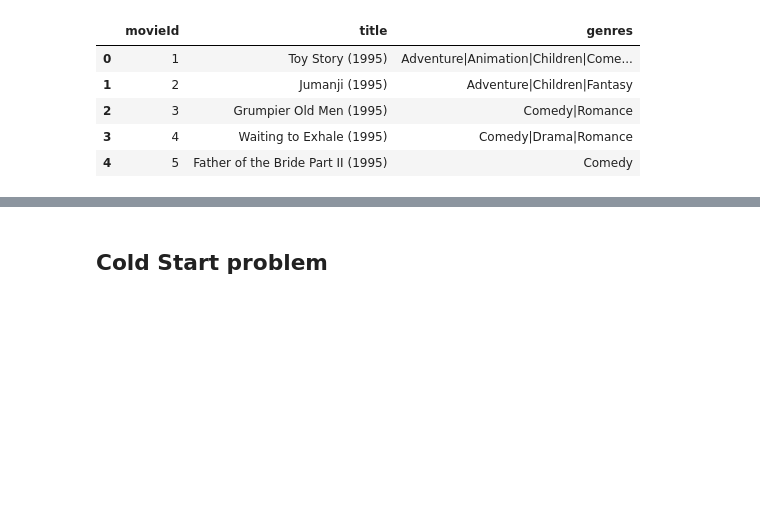
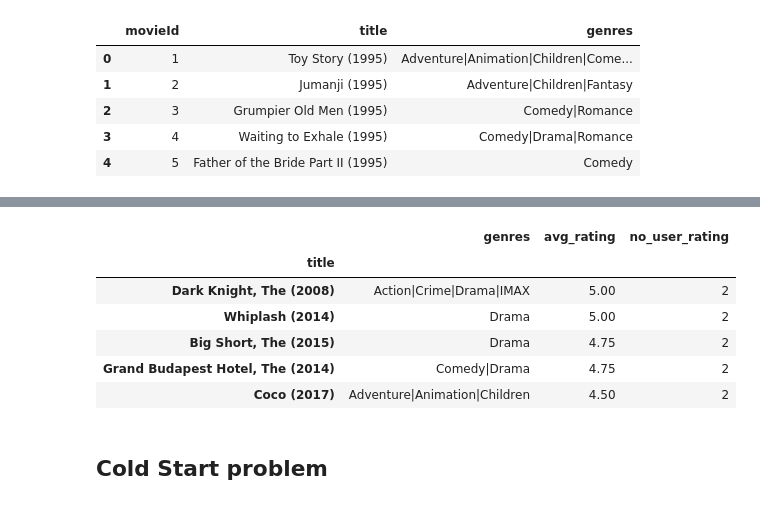
Before and after one commit to anthonycyy/recommendation_system, a Jupyter notebook: 10_recommender_system.ipynb, the cells around one changed output, grey strips where cells are left out. Cells and saved outputs as stored; diff of their text form; code cells hidden in the pictures; blank space fills up the shorter version.

```diff
--- a/10_recommender_system.ipynb
+++ b/10_recommender_system.ipynb
@@ -246,6 +175,16 @@ getTopK(df_ratings,df_movies,min_score=4.5,k=5)
 | 12 Angry Men (1957) | Drama | 4.875000 | 4 |
 | There Will Be Blood (2007) | Drama|Western | 4.750000 | 4 |
 | Black Mirror: White Christmas (2014) | Drama|Horror|Mystery|Sci-Fi|Thriller | 5.000000 | 3 |
+# %%
+getTopK(df_ratings,df_movies,k=5,start_date='2018-09-01',end_date='2019-09-01')
+# %% [output]
+|  | genres | avg_rating | no_user_rating |
+| title |  |  |  |
+| Dark Knight, The (2008) | Action|Crime|Drama|IMAX | 5.00 | 2 |
+| Whiplash (2014) | Drama | 5.00 | 2 |
+| Big Short, The (2015) | Drama | 4.75 | 2 |
+| Grand Budapest Hotel, The (2014) | Comedy|Drama | 4.75 | 2 |
+| Coco (2017) | Adventure|Animation|Children | 4.50 | 2 |
 # %% [markdown]
 ## Cold Start problem
 # %% [markdown]
```
Also changed, not shown: parts of 16 cells of this notebook.
